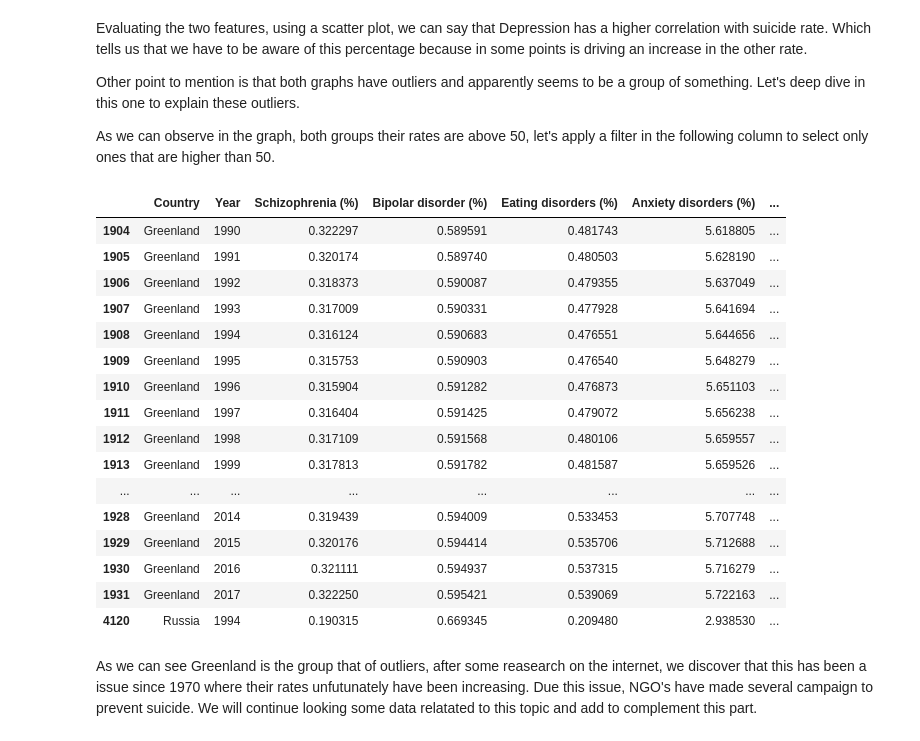
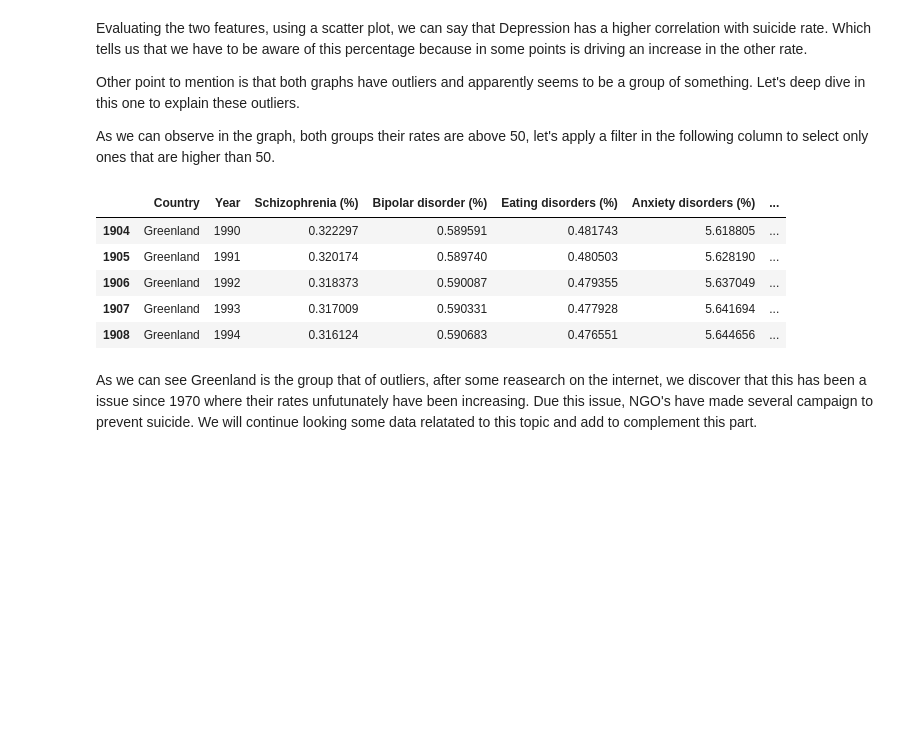
Before and after one commit to jesusmlb/Mental-health-Disorder, a Jupyter notebook: Mental_health.ipynb, the cells around one changed output. Drawn from its saved outputs; the diff is of its cells as text; code cells hidden in the pictures; blank space fills up the shorter version.

```diff
--- a/Mental_health.ipynb
+++ b/Mental_health.ipynb
@@ -376,25 +377,14 @@ Other point to mention is that both graphs have outliers and apparently seems to
 As we can observe in the graph, both groups their rates are above 50, let's apply a filter in the following column to select only ones that are higher than 50.
 # %%
 a_s = c_data.loc[c_data['Suicide rate (deaths per 100,000 individuals)'] > 50] #Apply filter in column
-a_s
+a_s.head()
 # %% [output]
 |  | Country | Year | Schizophrenia (%) | Bipolar disorder (%) | Eating disorders (%) | Anxiety disorders (%) | ... |
 | 1904 | Greenland | 1990 | 0.322297 | 0.589591 | 0.481743 | 5.618805 | ... |
 | 1905 | Greenland | 1991 | 0.320174 | 0.589740 | 0.480503 | 5.628190 | ... |
 | 1906 | Greenland | 1992 | 0.318373 | 0.590087 | 0.479355 | 5.637049 | ... |
 | 1907 | Greenland | 1993 | 0.317009 | 0.590331 | 0.477928 | 5.641694 | ... |
 | 1908 | Greenland | 1994 | 0.316124 | 0.590683 | 0.476551 | 5.644656 | ... |
-| 1909 | Greenland | 1995 | 0.315753 | 0.590903 | 0.476540 | 5.648279 | ... |
-| 1910 | Greenland | 1996 | 0.315904 | 0.591282 | 0.476873 | 5.651103 | ... |
-| 1911 | Greenland | 1997 | 0.316404 | 0.591425 | 0.479072 | 5.656238 | ... |
-| 1912 | Greenland | 1998 | 0.317109 | 0.591568 | 0.480106 | 5.659557 | ... |
-| 1913 | Greenland | 1999 | 0.317813 | 0.591782 | 0.481587 | 5.659526 | ... |
-| ... | ... | ... | ... | ... | ... | ... | ... |
-| 1928 | Greenland | 2014 | 0.319439 | 0.594009 | 0.533453 | 5.707748 | ... |
-| 1929 | Greenland | 2015 | 0.320176 | 0.594414 | 0.535706 | 5.712688 | ... |
-| 1930 | Greenland | 2016 | 0.321111 | 0.594937 | 0.537315 | 5.716279 | ... |
-| 1931 | Greenland | 2017 | 0.322250 | 0.595421 | 0.539069 | 5.722163 | ... |
-| 4120 | Russia | 1994 | 0.190315 | 0.669345 | 0.209480 | 2.938530 | ... |
 # %% [markdown]
 As we can see Greenland is the group that of outliers, after some reasearch on the internet, we discover that this has been a issue since 1970 where their rates unfutunately have been increasing. Due this issue, NGO's have made several campaign to prevent suicide. We will continue looking some data relatated to this topic and add to complement this part.
 # %% [markdown]
```
Also changed, not shown: parts of 18 cells of this notebook.
